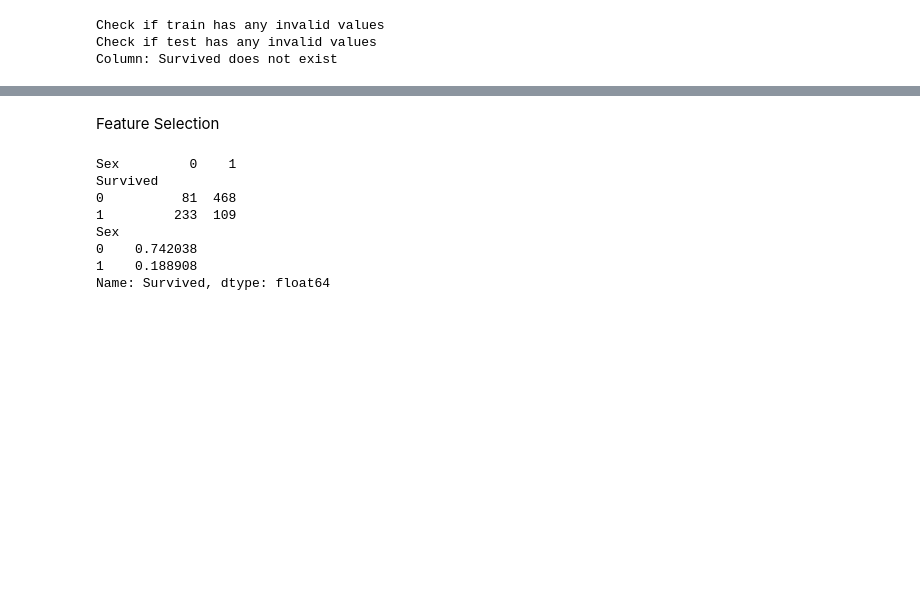
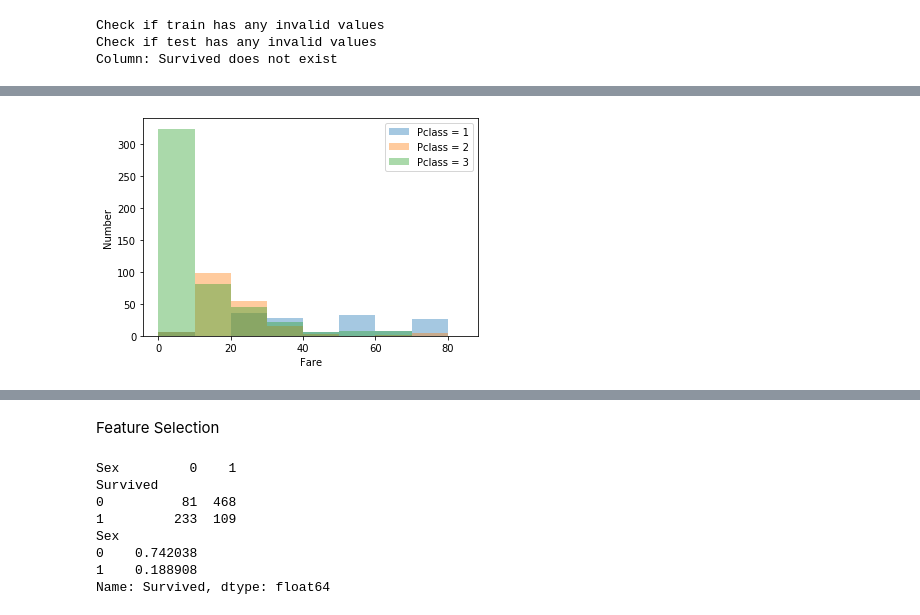
Before and after one commit to robertghennessy/Kaggle-Titanic, a Jupyter notebook: Titianic_Jupyter_v2.ipynb, the cells around one changed output, grey strips where cells are left out. Cells and saved outputs as stored; diff of their text form; code cells hidden in the pictures; blank space fills up the shorter version.

```diff
--- a/Titianic_Jupyter_v2.ipynb
+++ b/Titianic_Jupyter_v2.ipynb
@@ -201,12 +197,0 @@ print(test[test['Fare'].isnull()])
-# %%
-df = train[train['Pclass'] == 1]
-sns.distplot(df['Age'].dropna(),  kde=False, label='Pclass = 1')
-df = train[train['Pclass'] == 2]
-sns.distplot(df['Age'].dropna(),  kde=False, label='Pclass = 2')
-df = train[train['Pclass'] == 3]
-sns.distplot(df['Age'].dropna(),  kde=False, label='Pclass = 3')
-plt.legend()
-plt.title('Fare vs Pclass')
-plt.xlabel('Fare')
-plt.ylabel('Number')
-plt.show()
@@ -214,0 +202,18 @@ plt.show()
+# %%
+def multi_hist(df, value_col, hue_col, bins):
+    unique_values = sorted(df[hue_col].unique())
+    for value in unique_values:
+        selected_entries = df[df[hue_col] == value]
+        label = hue_col + ' = '+ str(value)
+        sns.distplot(selected_entries[value_col].dropna(),  kde=False, label=label, bins=bins)
+    plt.legend()
+    plt.xlabel(value_col)
+    plt.ylabel('Number')
+    plt.show()
+    return None
+
+bins = np.arange(0, 90, 10)
+multi_hist(train, 'Fare', 'Pclass', bins=bins)
+#Note: There is a new function called sns.histogram that should be released soon which will do the above better
+# %% [output]
+[figure, added]
```
Also changed, not shown: parts of 39 cells of this notebook.
